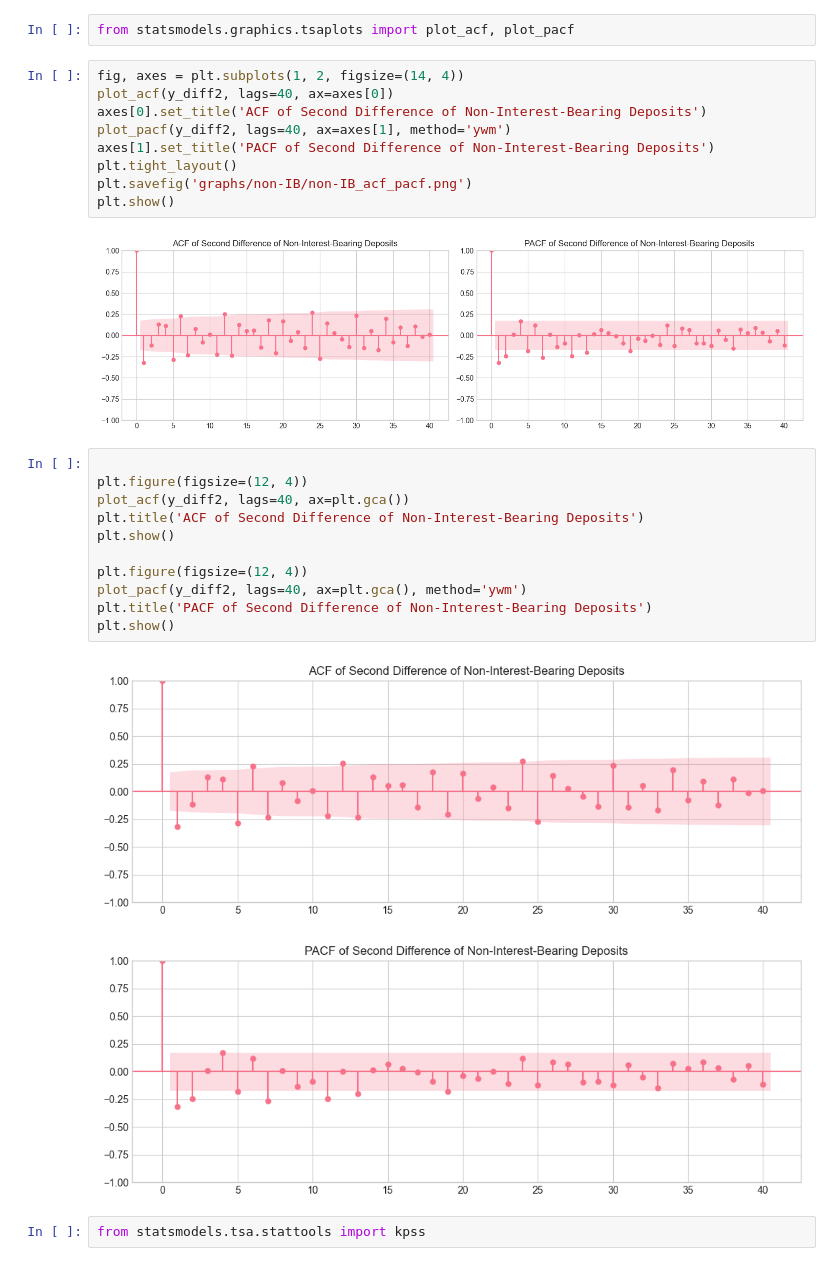
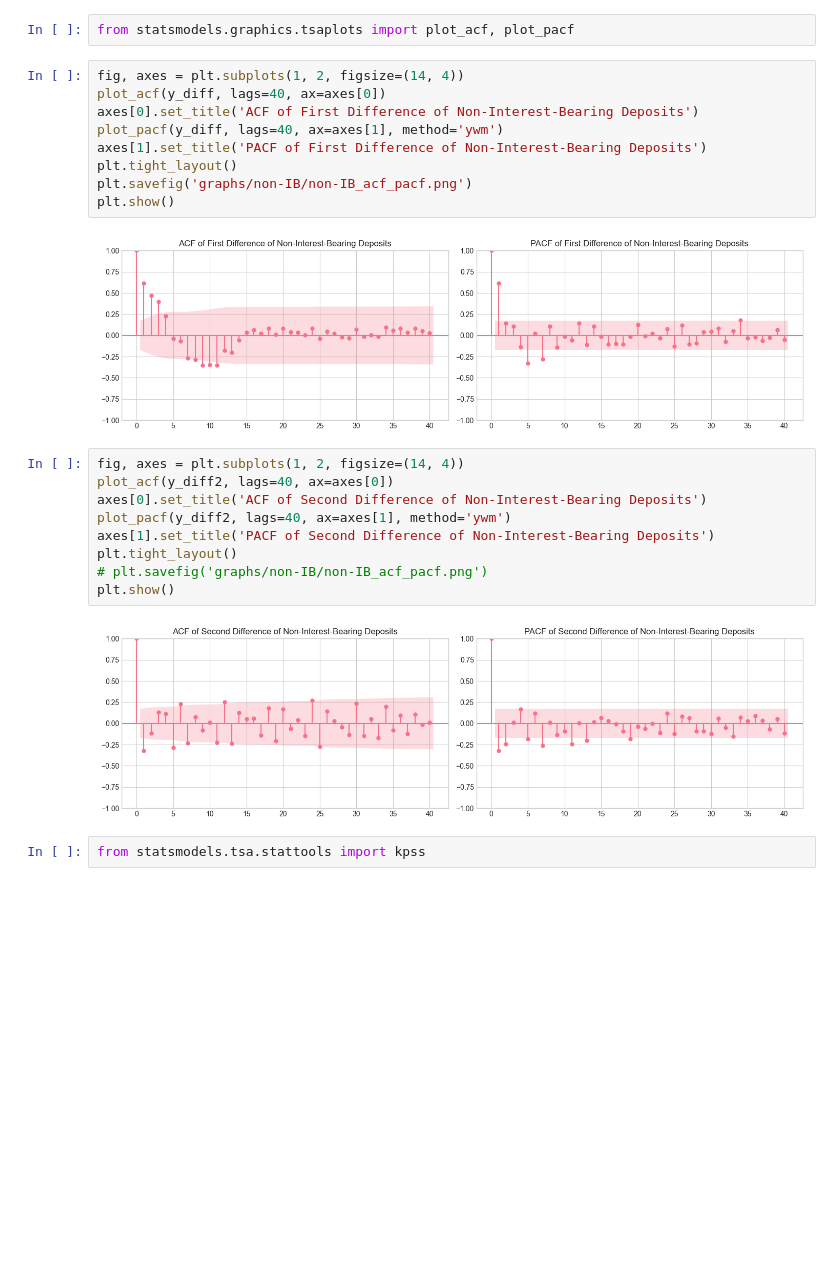
Before and after one commit to divija-rao/Deposit_Modeling, a Jupyter notebook: non_interest_bearing_deposits.ipynb, the cells around one changed output. Drawn from its saved outputs; the diff is of its cells as text; blank space fills up the shorter version.

```diff
--- a/non_interest_bearing_deposits.ipynb
+++ b/non_interest_bearing_deposits.ipynb
@@ -151,6 +167,17 @@ plt.show()
 [figure]
 # %%
 from statsmodels.graphics.tsaplots import plot_acf, plot_pacf
+# %%
+fig, axes = plt.subplots(1, 2, figsize=(14, 4))
+plot_acf(y_diff, lags=40, ax=axes[0])
+axes[0].set_title('ACF of First Difference of Non-Interest-Bearing Deposits')
+plot_pacf(y_diff, lags=40, ax=axes[1], method='ywm')
+axes[1].set_title('PACF of First Difference of Non-Interest-Bearing Deposits')
+plt.tight_layout()
+plt.savefig('graphs/non-IB/non-IB_acf_pacf.png')
+plt.show()
+# %% [output]
+[figure, added]
 # %%
 fig, axes = plt.subplots(1, 2, figsize=(14, 4))
 plot_acf(y_diff2, lags=40, ax=axes[0])
@@ -158,24 +185,10 @@ axes[0].set_title('ACF of Second Difference of Non-Interest-Bearing Deposits')
 plot_pacf(y_diff2, lags=40, ax=axes[1], method='ywm')
 axes[1].set_title('PACF of Second Difference of Non-Interest-Bearing Deposits')
 plt.tight_layout()
-plt.savefig('graphs/non-IB/non-IB_acf_pacf.png')
+# plt.savefig('graphs/non-IB/non-IB_acf_pacf.png')
 plt.show()
 # %% [output]
 [figure]
-# %%
-
-plt.figure(figsize=(12, 4))
-plot_acf(y_diff2, lags=40, ax=plt.gca())
-plt.title('ACF of Second Difference of Non-Interest-Bearing Deposits')
-plt.show()
-
-plt.figure(figsize=(12, 4))
-plot_pacf(y_diff2, lags=40, ax=plt.gca(), method='ywm')
-plt.title('PACF of Second Difference of Non-Interest-Bearing Deposits')
-plt.show()
-# %% [output]
-[figure, removed]
-[figure, removed]
 # %%
 from statsmodels.tsa.stattools import kpss
 # %%
```
Also changed, not shown: parts of 41 cells of this notebook.
